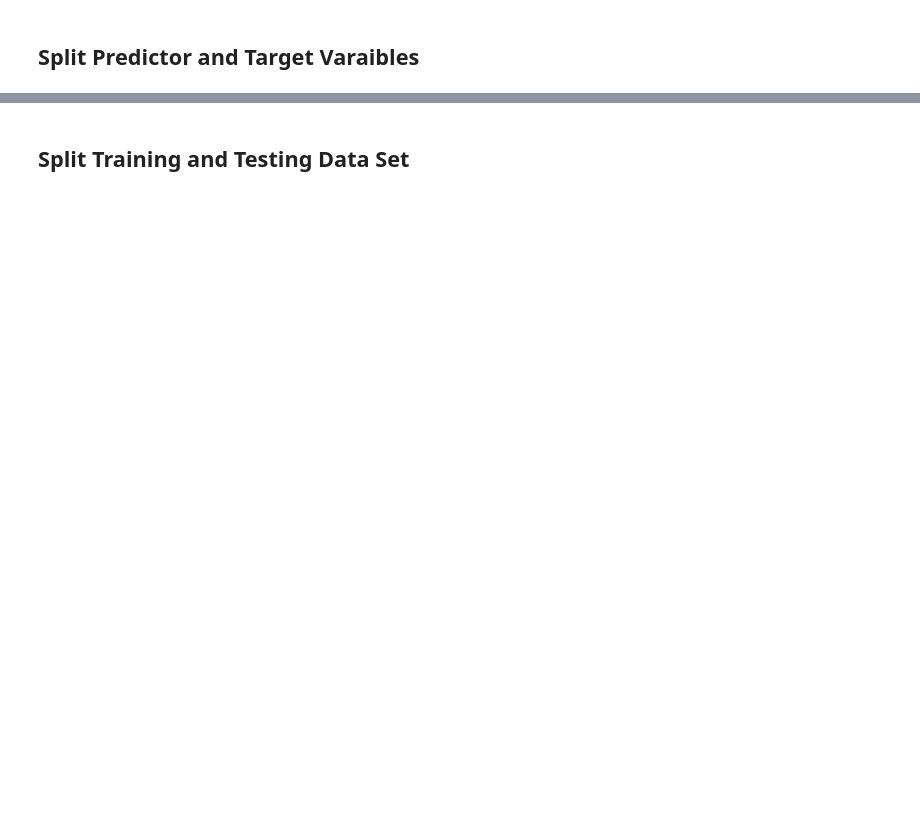
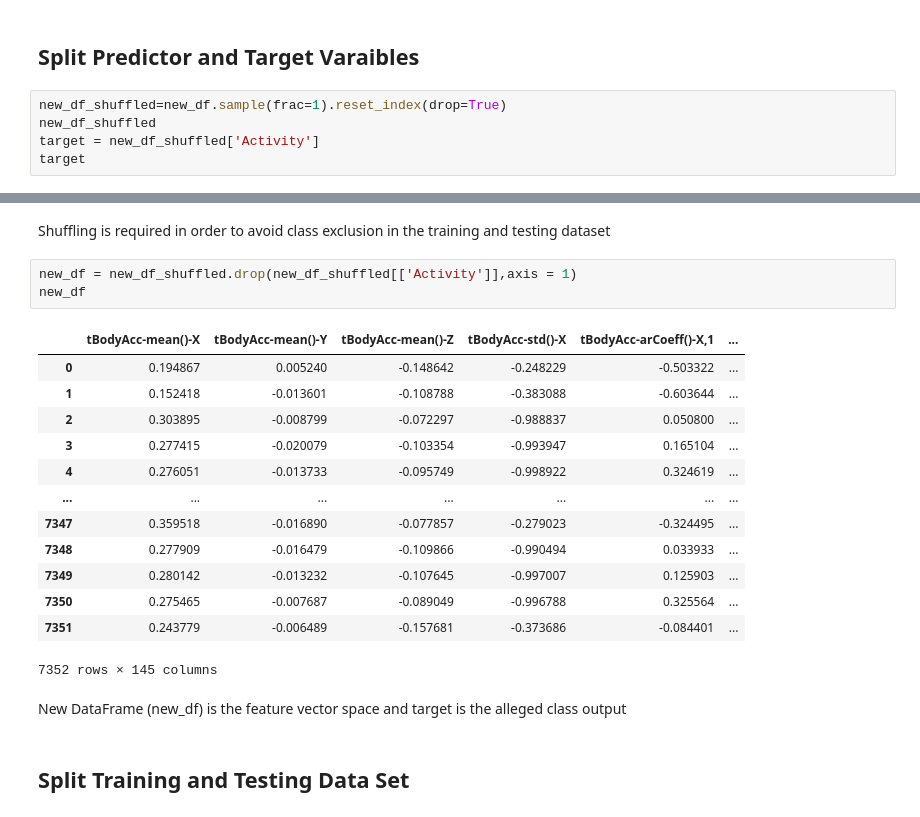
Before and after one commit to Boombag0607/bits_ml_course, a Jupyter notebook: ANANYA GAUTAM - ML-A1-Human Activity.ipynb, the cells around one changed output, grey strips where cells are left out. Saved outputs shown, nothing was run; the diff lists cells and outputs as text; blank space fills up the shorter version.

```diff
--- a/ANANYA GAUTAM - ML-A1-Human Activity.ipynb
+++ b/ANANYA GAUTAM - ML-A1-Human Activity.ipynb
@@ -41,2 +75,7 @@ Series([], dtype: float64)
 # %% [markdown]
 ## Split Predictor and Target Varaibles
+# %%
+new_df_shuffled=new_df.sample(frac=1).reset_index(drop=True)
+new_df_shuffled
+target = new_df_shuffled['Activity']
+target
@@ -43,2 +95,23 @@ Series([], dtype: float64)
+# %% [markdown]
+Shuffling is required in order to avoid class exclusion in the training and testing dataset
+# %%
+new_df = new_df_shuffled.drop(new_df_shuffled[['Activity']],axis = 1)
+new_df
+# %% [output]
+|  | tBodyAcc-mean()-X | tBodyAcc-mean()-Y | tBodyAcc-mean()-Z | tBodyAcc-std()-X | tBodyAcc-arCoeff()-X,1 | ... |
+| 0 | 0.194867 | 0.005240 | -0.148642 | -0.248229 | -0.503322 | ... |
+| 1 | 0.152418 | -0.013601 | -0.108788 | -0.383088 | -0.603644 | ... |
+| 2 | 0.303895 | -0.008799 | -0.072297 | -0.988837 | 0.050800 | ... |
+| 3 | 0.277415 | -0.020079 | -0.103354 | -0.993947 | 0.165104 | ... |
+| 4 | 0.276051 | -0.013733 | -0.095749 | -0.998922 | 0.324619 | ... |
+| ... | ... | ... | ... | ... | ... | ... |
+| 7347 | 0.359518 | -0.016890 | -0.077857 | -0.279023 | -0.324495 | ... |
+| 7348 | 0.277909 | -0.016479 | -0.109866 | -0.990494 | 0.033933 | ... |
+| 7349 | 0.280142 | -0.013232 | -0.107645 | -0.997007 | 0.125903 | ... |
+| 7350 | 0.275465 | -0.007687 | -0.089049 | -0.996788 | 0.325564 | ... |
+| 7351 | 0.243779 | -0.006489 | -0.157681 | -0.373686 | -0.084401 | ... |
+7352 rows × 145 columns
+# %% [markdown]
+New DataFrame (new_df) is the feature vector space and target is the alleged class output
 # %% [markdown]
 ## Split Training and Testing Data Set
```
Also changed, not shown: parts of 34 cells of this notebook, 1 other file.
